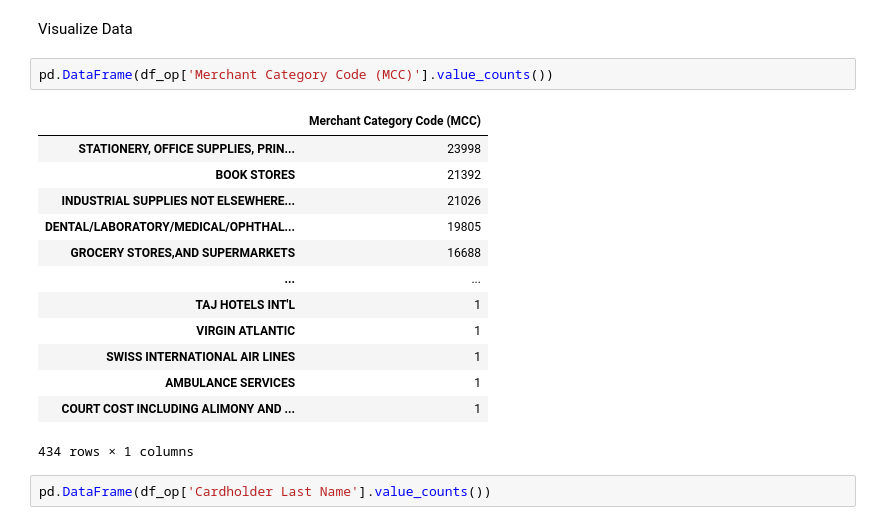
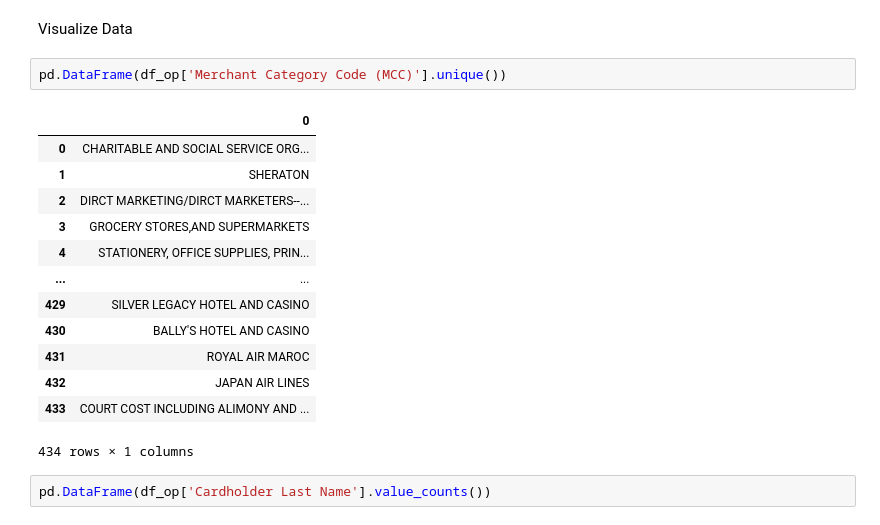
Before and after one commit to SteliosKarvanis/fraudulent-transactions_detection, a Jupyter notebook: main.ipynb, the cells around one changed output. Cells and saved outputs as stored; diff of their text form.

```diff
--- a/main.ipynb
+++ b/main.ipynb
@@ -42,20 +54,20 @@ df_op = df.loc[df["Amount"] > 0]
 # %% [markdown]
 Visualize Data
 # %%
-pd.DataFrame(df_op['Merchant Category Code (MCC)'].value_counts())
+pd.DataFrame(df_op['Merchant Category Code (MCC)'].unique())
 # %% [output]
-|  | Merchant Category Code (MCC) |
-| STATIONERY, OFFICE SUPPLIES, PRIN... | 23998 |
-| BOOK STORES | 21392 |
-| INDUSTRIAL SUPPLIES NOT ELSEWHERE... | 21026 |
-| DENTAL/LABORATORY/MEDICAL/OPHTHAL... | 19805 |
-| GROCERY STORES,AND SUPERMARKETS | 16688 |
+|  | 0 |
+| 0 | CHARITABLE AND SOCIAL SERVICE ORG... |
+| 1 | SHERATON |
+| 2 | DIRCT MARKETING/DIRCT MARKETERS--... |
+| 3 | GROCERY STORES,AND SUPERMARKETS |
+| 4 | STATIONERY, OFFICE SUPPLIES, PRIN... |
 | ... | ... |
-| TAJ HOTELS INT'L | 1 |
-| VIRGIN ATLANTIC | 1 |
-| SWISS INTERNATIONAL AIR LINES | 1 |
-| AMBULANCE SERVICES | 1 |
-| COURT COST INCLUDING ALIMONY AND ... | 1 |
+| 429 | SILVER LEGACY HOTEL AND CASINO |
+| 430 | BALLY'S HOTEL AND CASINO |
+| 431 | ROYAL AIR MAROC |
+| 432 | JAPAN AIR LINES |
+| 433 | COURT COST INCLUDING ALIMONY AND ... |
 434 rows × 1 columns
 # %%
 pd.DataFrame(df_op['Cardholder Last Name'].value_counts())
```
Also changed, not shown: parts of 27 cells of this notebook, 1 other file.
